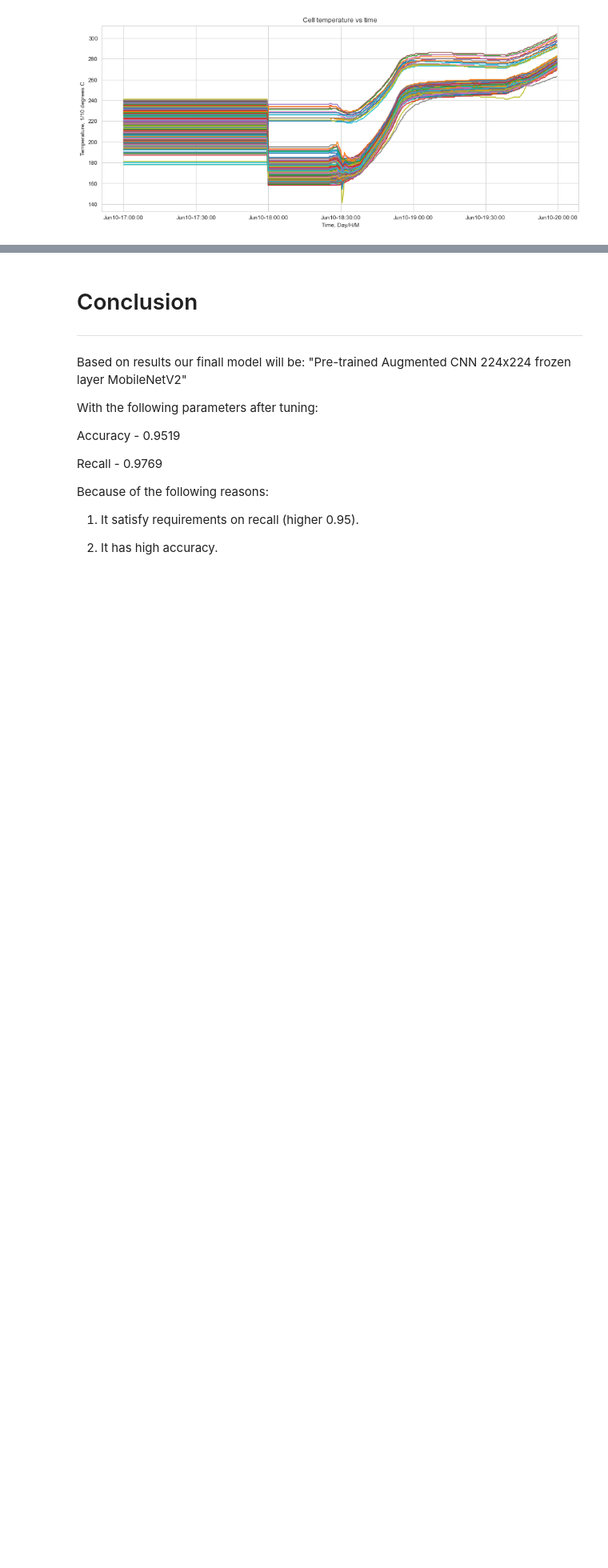
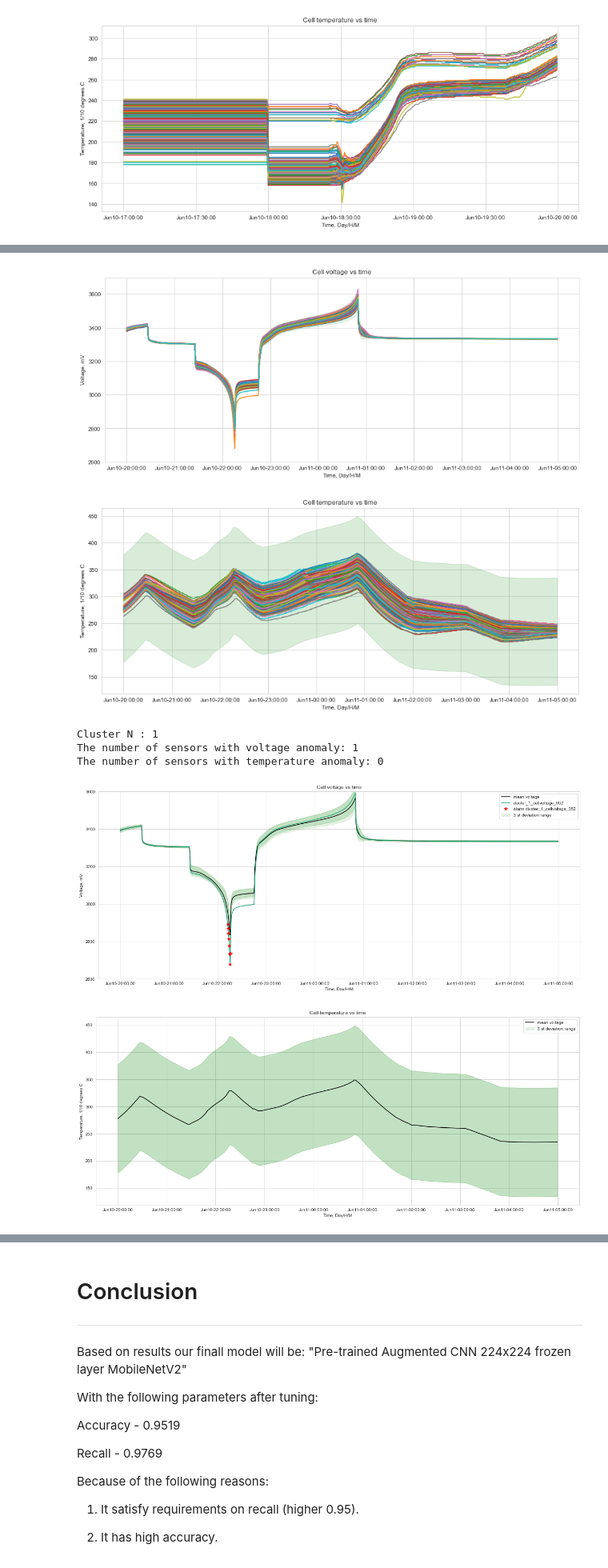
Before and after one commit to 314ka4y/Anomaly-detection-project, a Jupyter notebook: Anomaly_detection.ipynb, the cells around one changed output, grey strips where cells are left out. Shown at 80% size. Saved outputs shown, nothing was run; the diff lists cells and outputs as text; code cells hidden in the pictures; blank space fills up the shorter version.

```diff
--- a/Anomaly_detection.ipynb
+++ b/Anomaly_detection.ipynb
@@ -1123,0 +1087,10 @@ SyntaxError: unexpected EOF while parsing (1797241773.py, line 1)
+# %%
+get_all_results(result_list, faulty_sensors)
+# %% [output]
+[figure, added]
+[figure, added]
+Cluster N : 1
+The number of sensors with voltage anomaly: 1
+The number of sensors with temperature anomaly: 0
+[figure, added]
+[figure, added]
```
Also changed, not shown: parts of 51 cells of this notebook, 18 other files.
